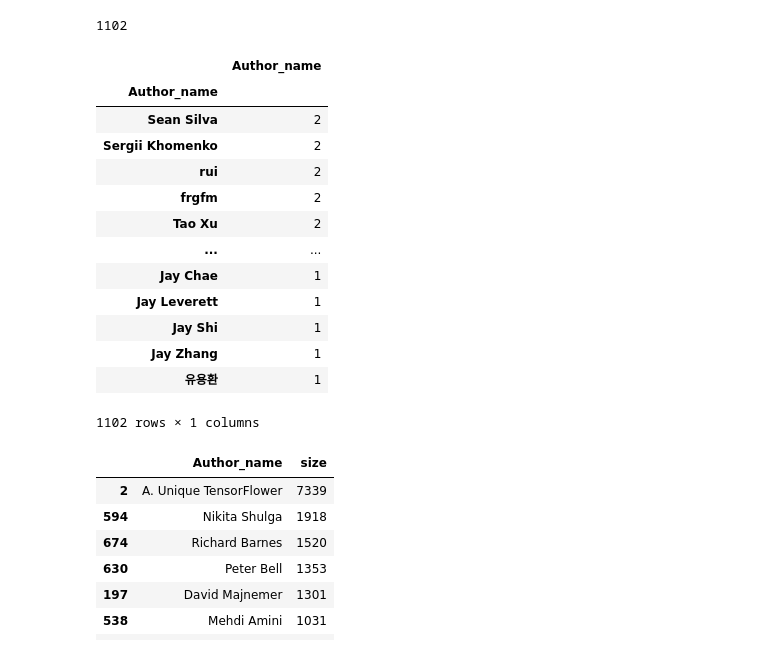
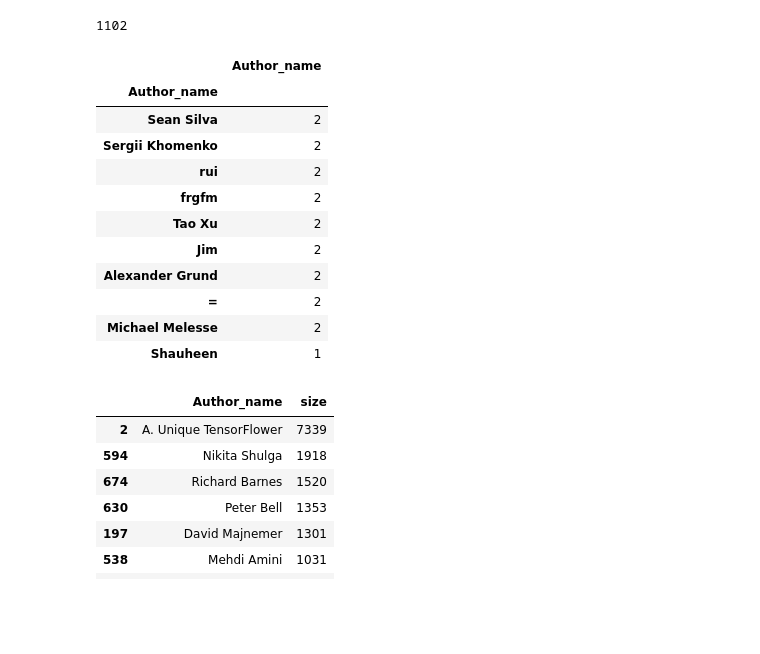
Before and after one commit to crystalwongcy/database_management, a Jupyter notebook: DMS.ipynb, the cells around one changed output. Drawn from its saved outputs; the diff is of its cells as text; code cells hidden in the pictures; blank space fills up the shorter version.

```diff
--- a/DMS.ipynb
+++ b/DMS.ipynb
@@ -872,21 +872,19 @@ author_names_all['Author_name'].nunique()
 # %%
 author_names = author_names_all.groupby(['Author_name'])['Author_name'].size().sort_values(ascending=False)
 author_names_df = pd.DataFrame(author_names)
-author_names_df
+author_names_df[:10]
 # there are 9 out of 1102 people who are in both types of projects: tensorflow and pytorch
 # %% [output]
 |  | Author_name |
 | Author_name |  |
 | Sean Silva | 2 |
 | Sergii Khomenko | 2 |
 | rui | 2 |
 | frgfm | 2 |
 | Tao Xu | 2 |
-| ... | ... |
-| Jay Chae | 1 |
-| Jay Leverett | 1 |
-| Jay Shi | 1 |
-| Jay Zhang | 1 |
-| 유용환 | 1 |
+| Jim | 2 |
+| Alexander Grund | 2 |
+| = | 2 |
+| Michael Melesse | 2 |
+| Shauheen | 1 |
-1102 rows × 1 columns
 # %%
```
Also changed, not shown: parts of 2 cells of this notebook, 1 other file.
